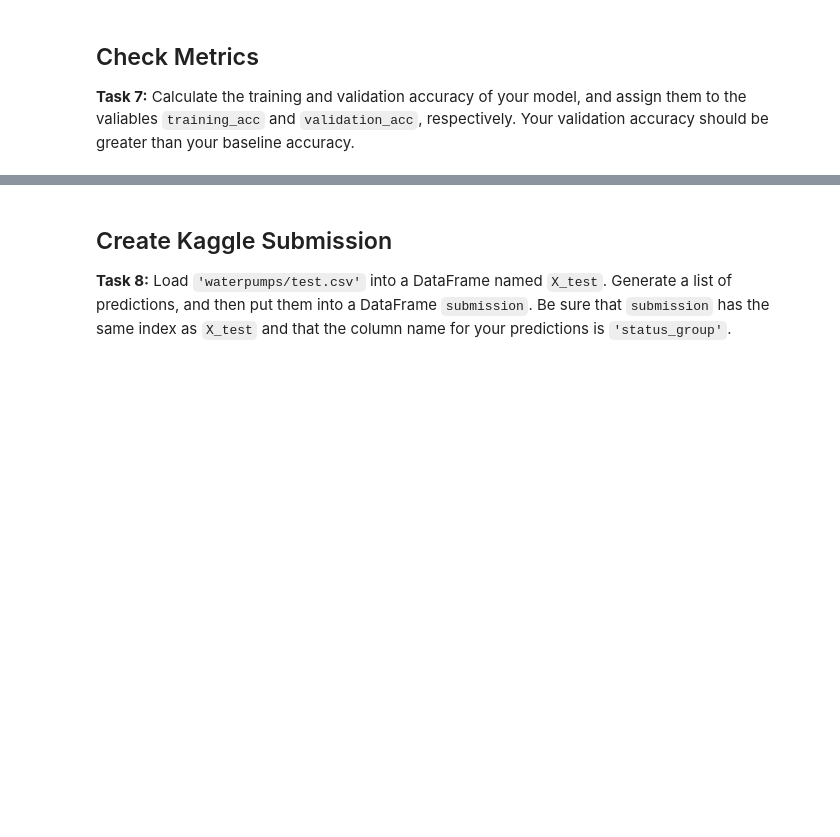
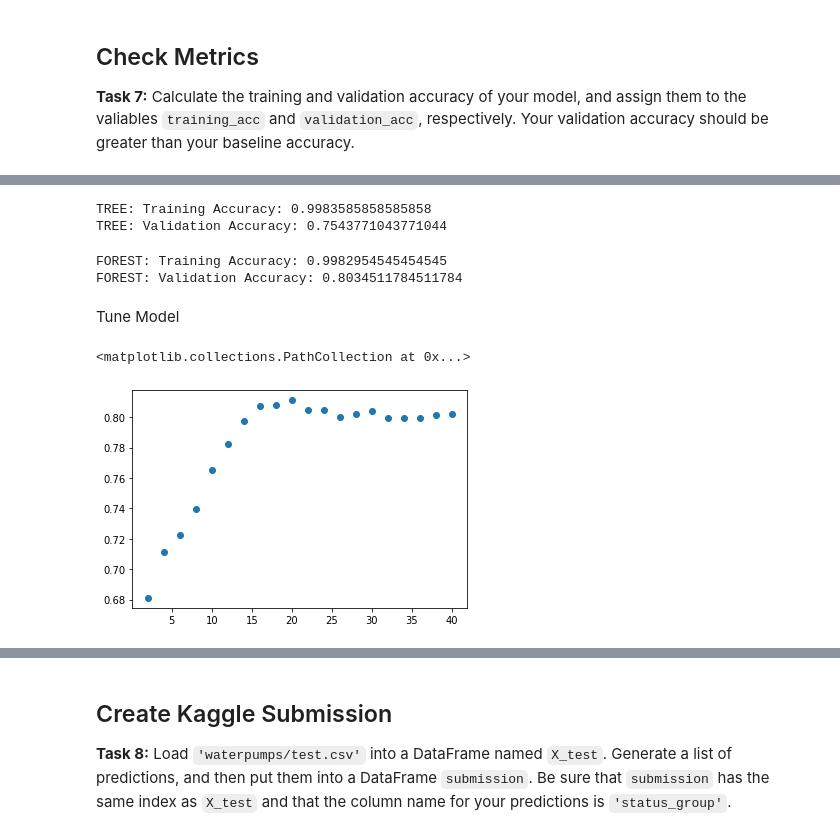
Before and after one commit to nicolascarva/Kaggle-Tanzanian-Water-Pump, a Jupyter notebook: Nicolas_Carvajal_DS_module_project_221.ipynb, the cells around one changed output, grey strips where cells are left out. Saved outputs shown, nothing was run; the diff lists cells and outputs as text; code cells hidden in the pictures; blank space fills up the shorter version.

```diff
--- a/Nicolas_Carvajal_DS_module_project_221.ipynb
+++ b/Nicolas_Carvajal_DS_module_project_221.ipynb
@@ -274,0 +240,40 @@ assert 0.0 <= validation_acc <= 1.0
+# %%
+print('TREE: Training Accuracy:', tree_model.score(X_train, y_train))
+print('TREE: Validation Accuracy:', tree_model.score(X_val, y_val))
+# %% [output]
+TREE: Training Accuracy: 0.9983585858585858
+TREE: Validation Accuracy: 0.7543771043771044
+# %%
+print('FOREST: Training Accuracy:', rf_model.score(X_train, y_train))
+print('FOREST: Validation Accuracy:', rf_model.score(X_val, y_val))
+# %% [output]
+FOREST: Training Accuracy: 0.9982954545454545
+FOREST: Validation Accuracy: 0.8034511784511784
+# %% [markdown]
+Tune Model
+# %%
+depths = range(2,42,2)
+
+train_acc=[]
+val_acc = []
+
+for depth in depths:
+  tree_model = make_pipeline(
+      OrdinalEncoder(),
+      SimpleImputer(strategy='mean'),
+      RandomForestClassifier(n_estimators=25,
+                             max_depth=depth,
+                             n_jobs=-1,
+                             random_state=42)
+  )
+
+  tree_model.fit(X_train,y_train)
+
+  train_acc.append(tree_model.score(X_train,y_train))
+  val_acc.append(tree_model.score(X_val,y_val))
+# %%
+plt.scatter(depths, val_acc)
+# len(depth)
+# %% [output]
+<matplotlib.collections.PathCollection at 0x...>
+[figure, added]
```
Also changed, not shown: parts of 19 cells of this notebook.
